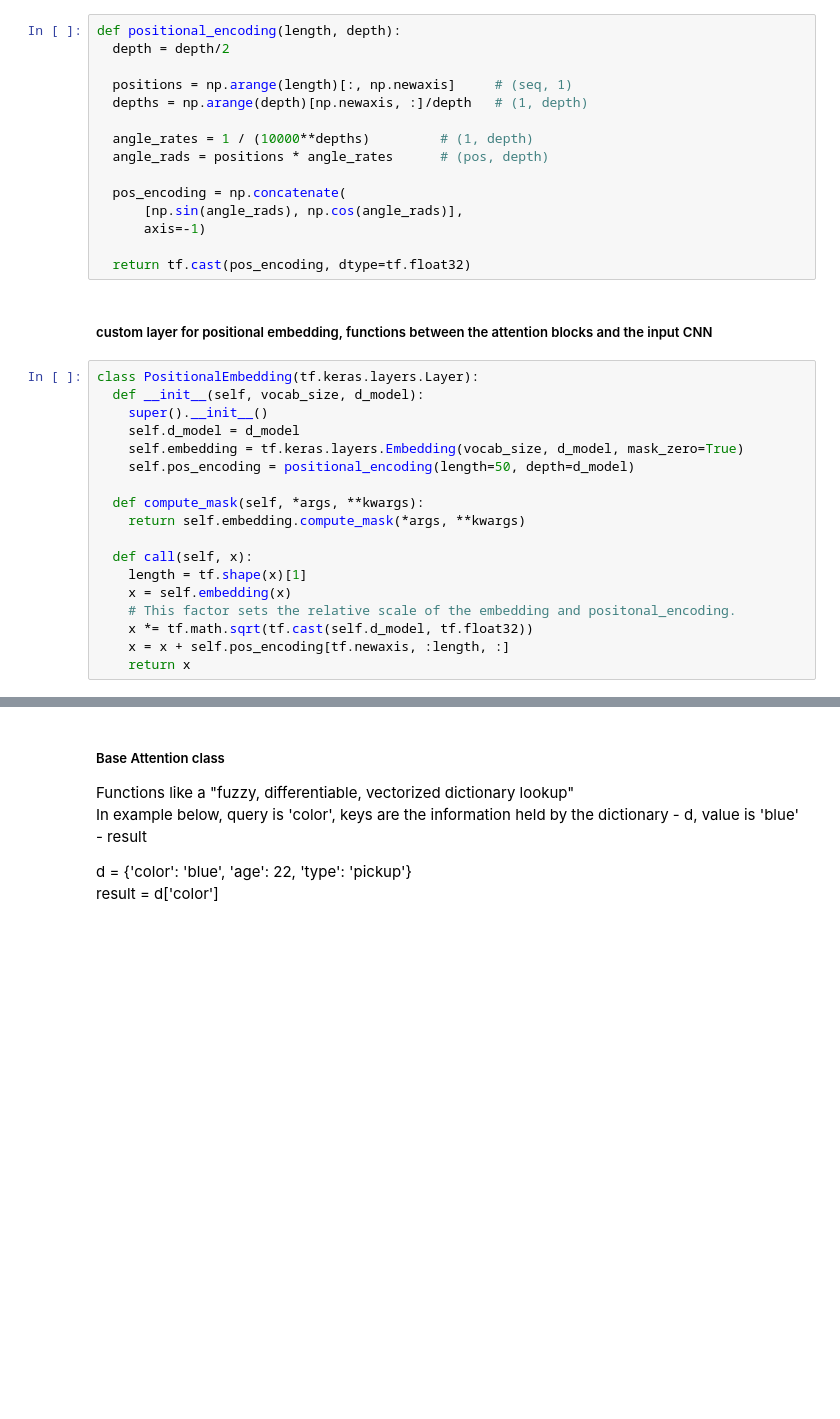
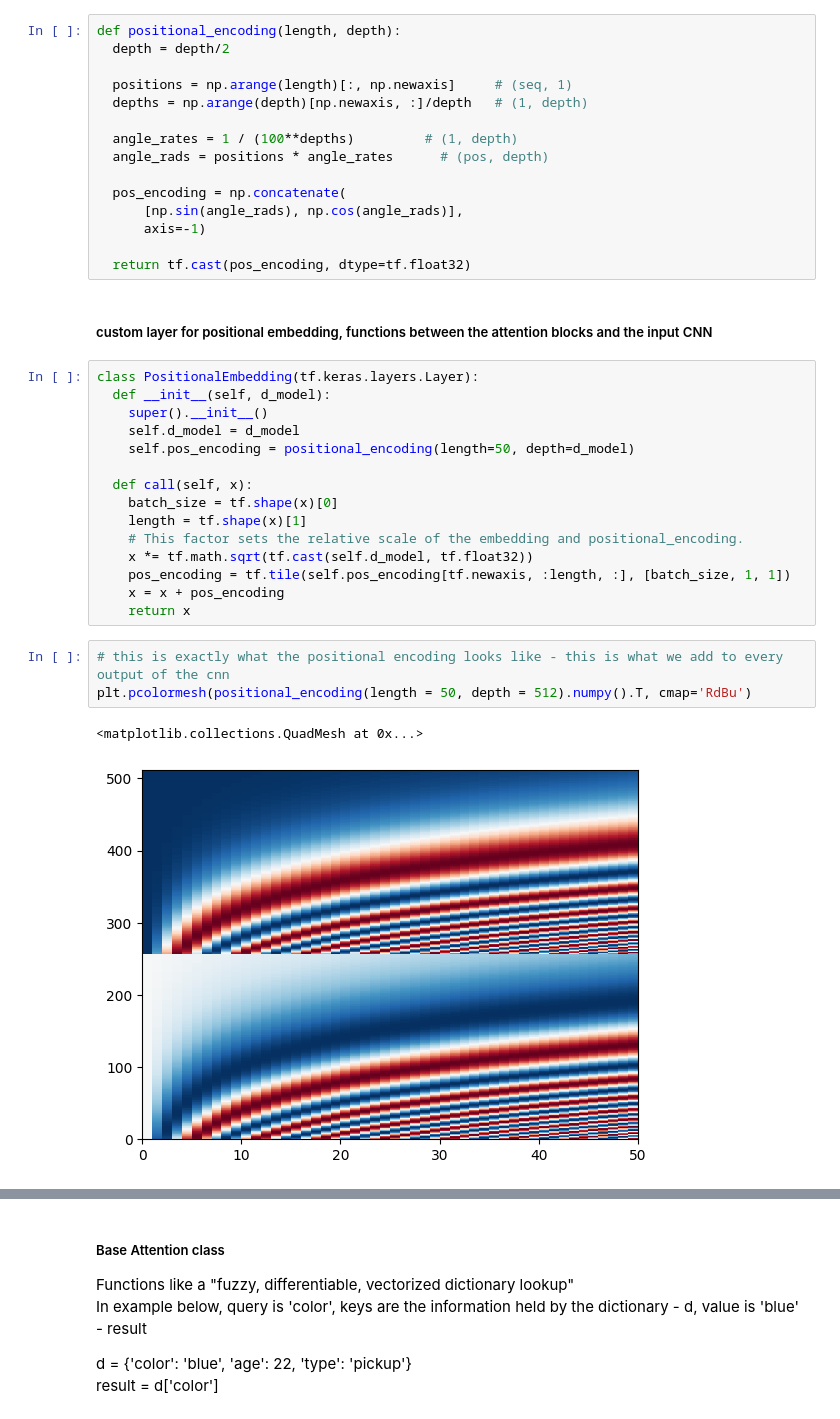
Before and after one commit to bieleckipiotr/Deep-Learning, a Jupyter notebook: project 2/transformer.ipynb, the cells around one changed output, grey strips where cells are left out. Saved outputs shown, nothing was run; the diff lists cells and outputs as text; blank space fills up the shorter version.

Commit message:
positional embedding, casual and global attention

```diff
--- a/project 2/transformer.ipynb
+++ b/project 2/transformer.ipynb
@@ -43,7 +103,7 @@ def positional_encoding(length, depth):
   positions = np.arange(length)[:, np.newaxis]     # (seq, 1)
   depths = np.arange(depth)[np.newaxis, :]/depth   # (1, depth)
 
-  angle_rates = 1 / (10000**depths)         # (1, depth)
+  angle_rates = 1 / (100**depths)         # (1, depth)
   angle_rads = positions * angle_rates      # (pos, depth)
 
   pos_encoding = np.concatenate(
@@ -55,19 +115,22 @@ def positional_encoding(length, depth):
 ##### custom layer for positional embedding, functions between the attention blocks and the input CNN
 # %%
 class PositionalEmbedding(tf.keras.layers.Layer):
-  def __init__(self, vocab_size, d_model):
+  def __init__(self, d_model):
     super().__init__()
     self.d_model = d_model
-    self.embedding = tf.keras.layers.Embedding(vocab_size, d_model, mask_zero=True)
     self.pos_encoding = positional_encoding(length=50, depth=d_model)
 
-  def compute_mask(self, *args, **kwargs):
-    return self.embedding.compute_mask(*args, **kwargs)
-
   def call(self, x):
+    batch_size = tf.shape(x)[0]
     length = tf.shape(x)[1]
-    x = self.embedding(x)
-    # This factor sets the relative scale of the embedding and positonal_encoding.
+    # This factor sets the relative scale of the embedding and positional_encoding.
     x *= tf.math.sqrt(tf.cast(self.d_model, tf.float32))
-    x = x + self.pos_encoding[tf.newaxis, :length, :]
+    pos_encoding = tf.tile(self.pos_encoding[tf.newaxis, :length, :], [batch_size, 1, 1])
+    x = x + pos_encoding
     return x
+# %%
+# this is exactly what the positional encoding looks like - this is what we add to every output of the cnn
+plt.pcolormesh(positional_encoding(length = 50, depth = 512).numpy().T, cmap='RdBu')
+# %% [output]
+<matplotlib.collections.QuadMesh at 0x...>
+[figure, added]
```
Also changed, not shown: parts of 7 cells of this notebook.
